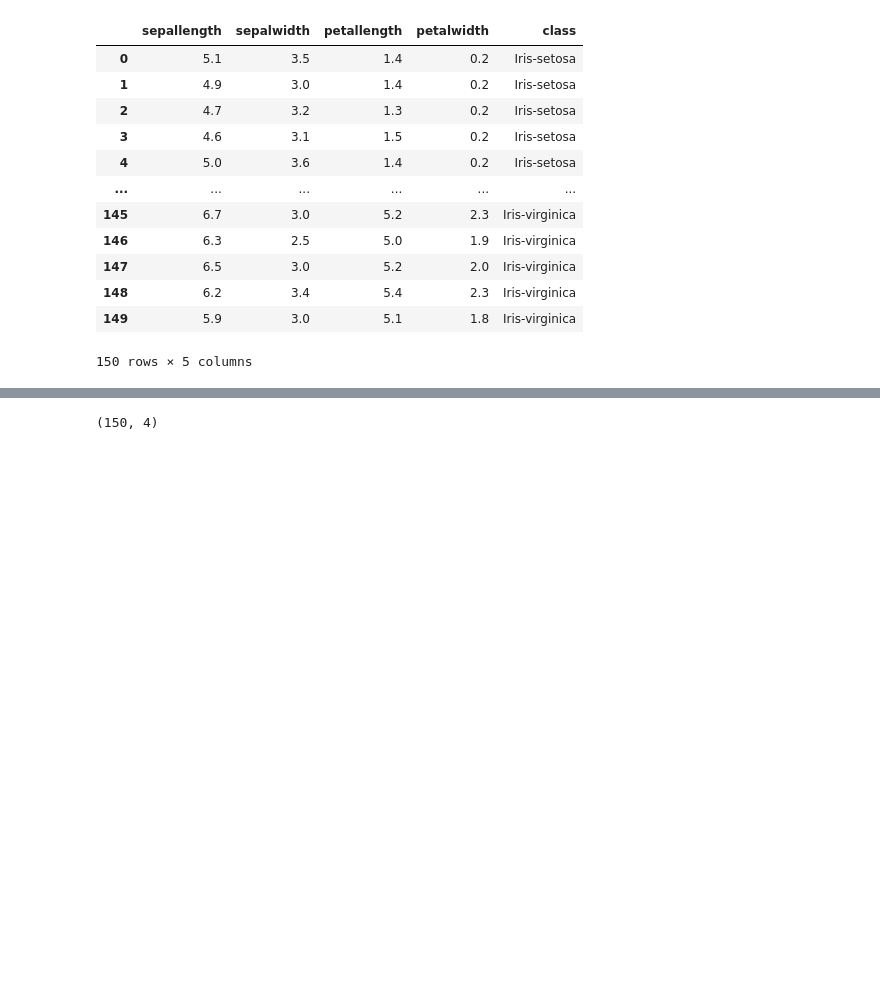
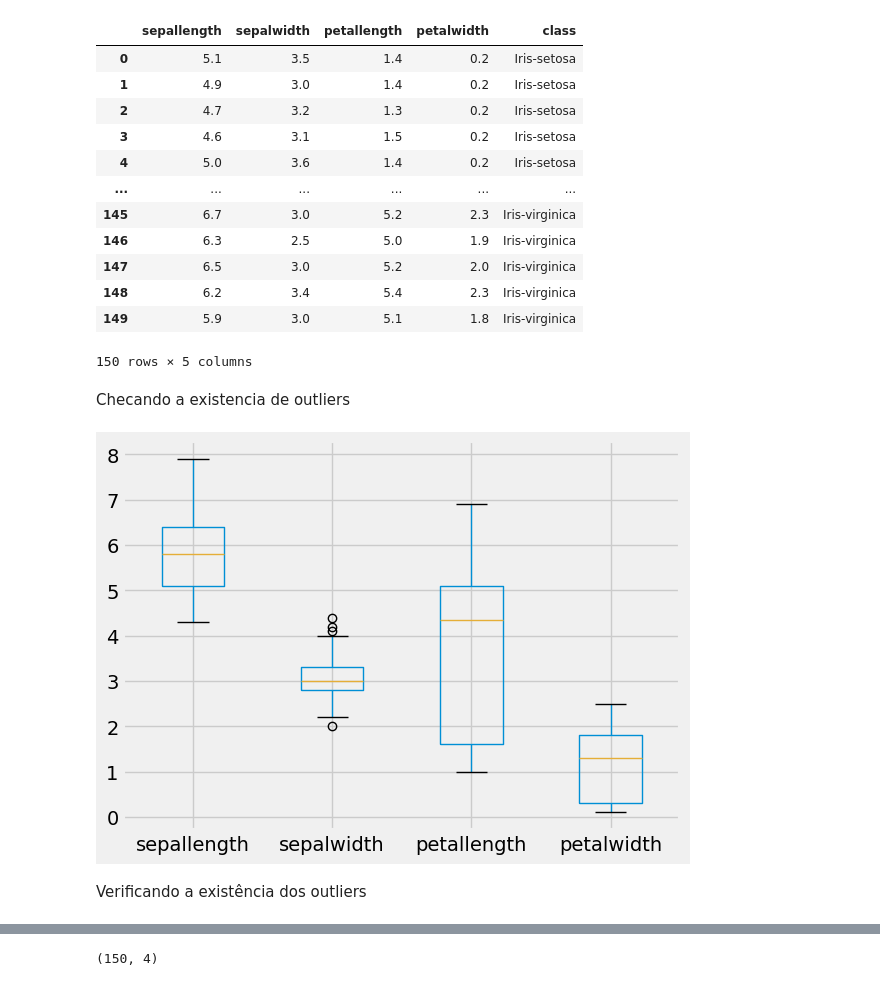
Before and after one commit to andre-arantes/ia, a Jupyter notebook: lista6/Kmeans.ipynb, the cells around one changed output, grey strips where cells are left out. Saved outputs shown, nothing was run; the diff lists cells and outputs as text; code cells hidden in the pictures; blank space fills up the shorter version.

```diff
--- a/lista6/Kmeans.ipynb
+++ b/lista6/Kmeans.ipynb
@@ -51,3 +40,5 @@ base
 | 148 | 6.2 | 3.4 | 5.4 | 2.3 | Iris-virginica |
 | 149 | 5.9 | 3.0 | 5.1 | 1.8 | Iris-virginica |
 150 rows × 5 columns
+# %% [markdown]
+Checando a existencia de outliers
@@ -53,0 +51,10 @@ base
+# %%
+import matplotlib.pyplot as plt
+
+# Box plot to visualize outliers
+base.boxplot()
+plt.show()
+# %% [output]
+[figure, added]
+# %% [markdown]
+Verificando a existência dos outliers
```
Also changed, not shown: parts of 6 cells of this notebook.
